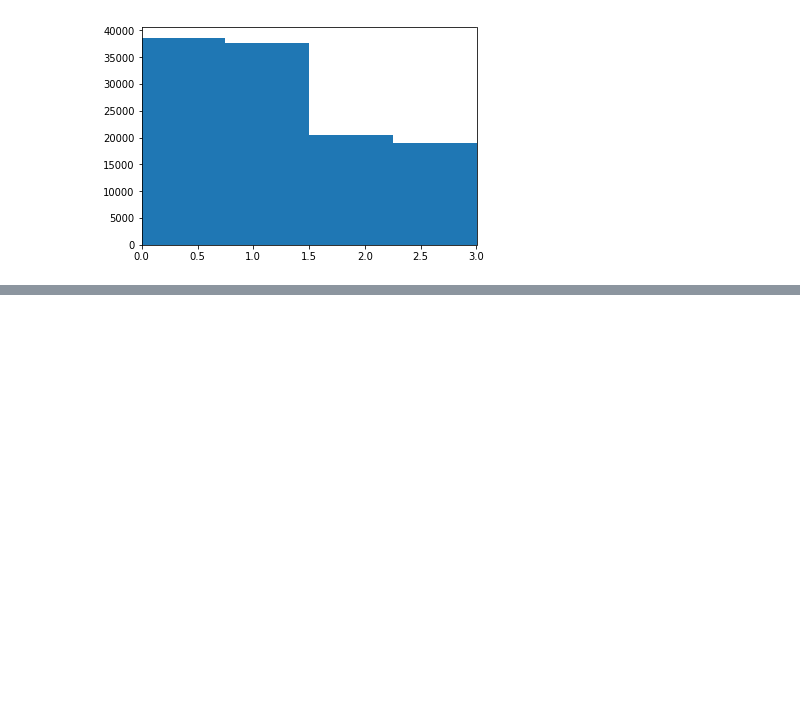
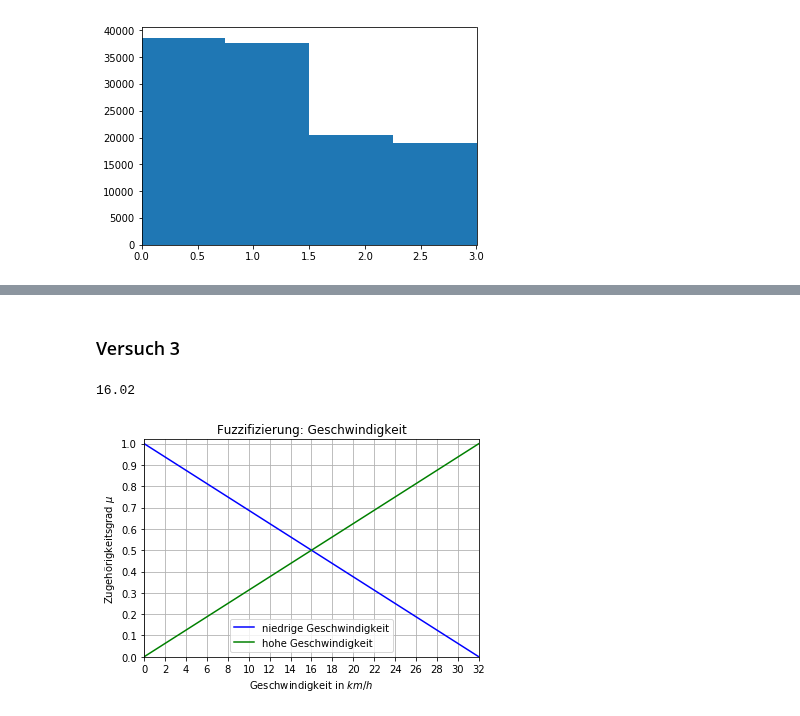
Before and after one commit to SandGreif/FahrradwegeKlassifizierung, a Jupyter notebook: daten_labeln/fuzzyLogic.ipynb, the cells around one changed output, grey strips where cells are left out. Cells and saved outputs as stored; diff of their text form; code cells hidden in the pictures; blank space fills up the shorter version.

Commit message:
Fuzzy Logic Versuch 3 Dokumentiert

```diff
--- a/daten_labeln/fuzzyLogic.ipynb
+++ b/daten_labeln/fuzzyLogic.ipynb
@@ -469,0 +430,47 @@ featuresDf
+# %% [markdown]
+### Versuch 3
+# %%
+# Berechnet den Median der Geschwindigkeitsmessungswerte
+featuresDf["Geschwindigkeit in km/h"].median()
+# %% [output]
+16.02
+# %%
+##### Fuzzy System Versuch 3 ####
+maxVibration = featuresDf["Standardabweichung Z-Achse Beschleunigung in m/s^2"].max()
+# Wetebereich
+vibration          = np.arange(0,maxVibration,0.001)
+smoothness         = np.arange(0,8           ,1    )
+velocity           = np.arange(0,32 ,0.001)
+
+# Fuzzifizierung Zugehörigkeitsfunktionen
+vibrationVeryLow   = fuzz.trapmf(vibration, [    0,    0,1.493,3.426])
+vibrationLow       = fuzz.trimf (vibration, [1.493,3.426,5.359])
+vibrationHigh      = fuzz.trimf (vibration, [3.426,5.359,7.292])
+vibrationVeryHigh  = fuzz.trapmf(vibration, [5.359,7.292,maxVibration, maxVibration])
+velocityLow        = fuzz.trimf(velocity,   [    0,    0,32])
+velocityHigh       = fuzz.trimf(velocity,   [    0,   32,32])
+
+# Zuordnung der Ausgangsgrößen
+smoothnessVeryGoodLowVelo  = fuzz.trimf (smoothness,[0,0,1])
+smoothnessGoodLowVelo      = fuzz.trimf (smoothness,[0,1,2])
+smoothnessBadLowVelo       = fuzz.trimf (smoothness,[1,2,3])
+smoothnessVeryBadLowVelo   = fuzz.trimf (smoothness,[2,3,4])
+smoothnessVeryGoodHighVelo = fuzz.trimf (smoothness,[3,4,5])
+smoothnessGoodHighVelo     = fuzz.trimf (smoothness,[4,5,6])
+smoothnessBadHighVelo      = fuzz.trimf (smoothness,[5,6,7])
+smoothnessVeryBadHighVelo  = fuzz.trimf (smoothness,[6,7,8])
+# %%
+# Plot Fuzzifizierung
+plt.plot(velocity, velocityLow,  c='blue',  label='niedrige Geschwindigkeit')
+plt.plot(velocity, velocityHigh, c='green', label='hohe Geschwindigkeit')
+plt.legend()
+plt.ylabel("Zugehörigkeitsgrad $\mu$")
+plt.xlabel("Geschwindigkeit in $km/h$")
+plt.title("Fuzzifizierung: Geschwindigkeit")
+plt.ylim(0,1.02)
+plt.xlim(0,32)
+plt.xticks(np.arange(0, 33.01, 2))
+plt.yticks(np.arange(0, 1.1, 0.1))
+plt.grid()
+# %% [output]
+[figure, added]
```
Also changed, not shown: parts of 12 cells of this notebook, 4 other files.
